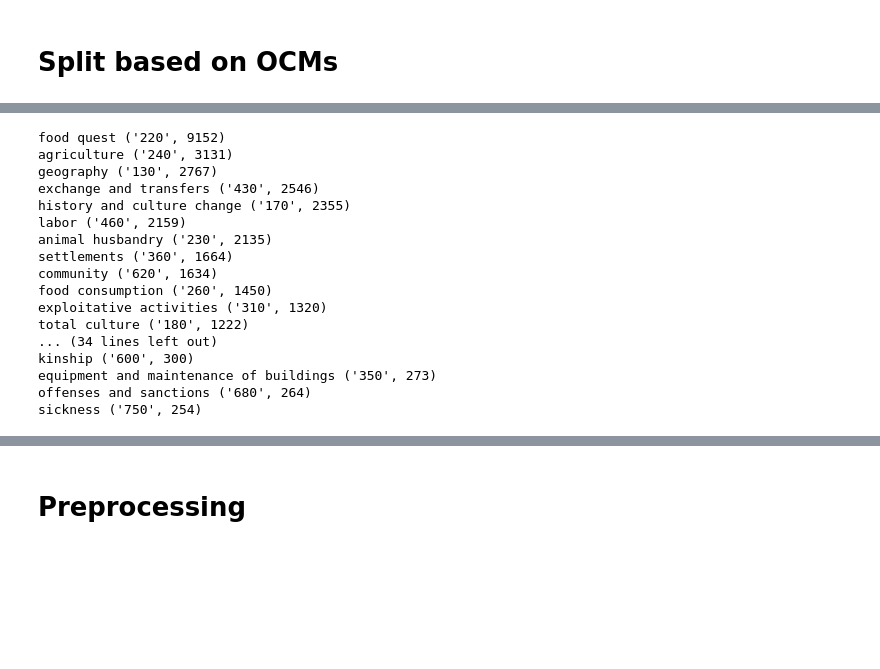
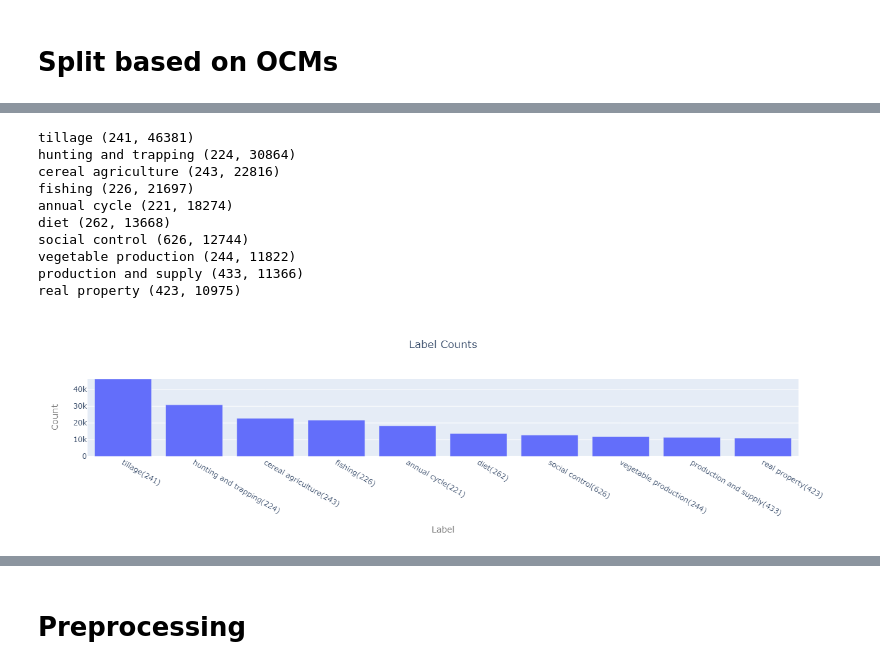
Before and after one commit to hasan-sh/fffff, a Jupyter notebook: exploration/Data Exploration.ipynb, the cells around one changed output, grey strips where cells are left out. Cells and saved outputs as stored; diff of their text form; code cells hidden in the pictures; blank space fills up the shorter version.

```diff
--- a/exploration/Data Exploration.ipynb
+++ b/exploration/Data Exploration.ipynb
@@ -77,3 +245,6 @@ ocms
 with open("../data/id_to_label.json", "r") as f:
     # Write the dictionary to the file in JSON format
     id_to_label = json.load(f)
+
+id_to_label = {int(i): l for i, l in id_to_label.items()}
+label_to_id = {v: k for k, v in id_to_label.items()}
@@ -102,9 +251,9 @@ label_to_id
 # %%
-id_to_category = {'000': '000'}
+id_to_category = {000: 000}
 for item in ocms:
     category, values = list(item.items())[0]
     cat_id = label_to_id[category]
 
     id_to_category[cat_id] = cat_id
     for x in values:
-        id_to_category[x[0]] = cat_id
+        id_to_category[int(x[0])] = cat_id
@@ -111,25 +264,17 @@ for item in ocms:
 # %%
-ocms_list = df['ocms'].str.split(expand=True).values.ravel()
-ocms_list = [id_to_category[i] for i in ocms_list if i]
-ocms_counts = Counter(ocms_list)
+ocms_counts = utils.get_ocm_counts(df, id_to_category if ONLY_PARENT_CATEGORY else None,
+                                   limit=LABELS_NEEDED_BEFORE)
 # %%
-for ocm in ocms_counts.most_common(50):
+for ocm in ocms_counts.most_common(N_TO_SELECT):
     print(id_to_label[ocm[0]], ocm)
 # %% [output]
-food quest ('220', 9152)
-agriculture ('240', 3131)
-geography ('130', 2767)
-exchange and transfers ('430', 2546)
-history and culture change ('170', 2355)
-labor ('460', 2159)
-animal husbandry ('230', 2135)
-settlements ('360', 1664)
-community ('620', 1634)
-food consumption ('260', 1450)
-exploitative activities ('310', 1320)
-total culture ('180', 1222)
-... (34 lines left out)
-kinship ('600', 300)
-equipment and maintenance of buildings ('350', 273)
-offenses and sanctions ('680', 264)
-sickness ('750', 254)
+tillage (241, 46381)
+hunting and trapping (224, 30864)
+cereal agriculture (243, 22816)
+fishing (226, 21697)
+annual cycle (221, 18274)
+diet (262, 13668)
+social control (626, 12744)
+vegetable production (244, 11822)
+production and supply (433, 11366)
+real property (423, 10975)
@@ -143,0 +281,18 @@ def top_n_count(ocm_id, n=400):
+# %%
+layout = go.Layout(
+    title='Label Counts',
+    title_x=0.5,
+    yaxis=dict(range=[-4, ocms_counts.most_common(1)[0][1]],
+    title = go.layout.yaxis.Title(text='Count', font=dict(size=14, color='#7f7f7f'))),
+    xaxis=dict(title = go.layout.xaxis.Title(text='Label', font=dict(size=14, color='#7f7f7f')))
+)
+
+fig = go.Figure(
+    data=[go.Bar(x=[f'{id_to_label[ocm[0]]}({ocm[0]})' for ocm in ocms_counts.most_common(N_TO_SELECT)],
+                 y=[ocm[1] for ocm in ocms_counts.most_common(N_TO_SELECT)])],
+    layout=layout,
+)
+fig.write_image(f'{"Parent " if ONLY_PARENT_CATEGORY else ""}Categories.png')
+fig.show()
+# %% [output]
+[figure, added]
```
Also changed, not shown: parts of 75 cells of this notebook, 7 other files.
